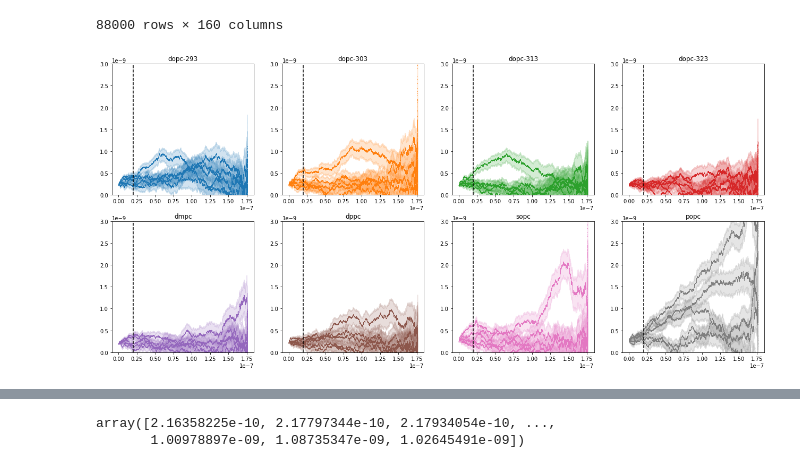
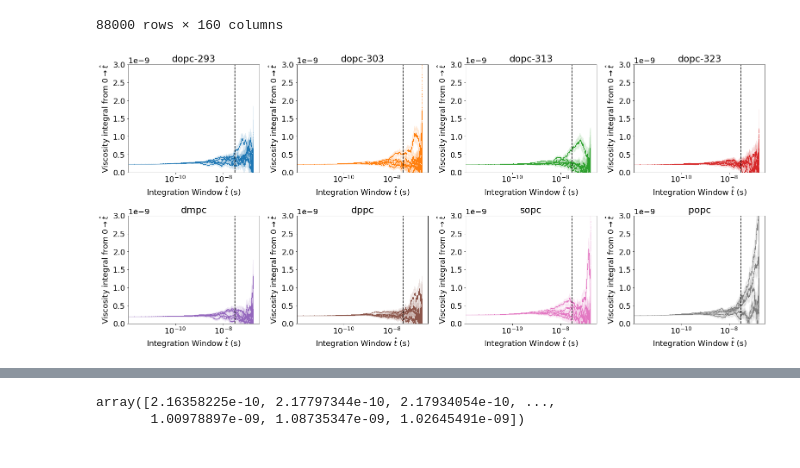
Before and after one commit to sheamusfitz/g-k-viscosity, a Jupyter notebook: final_analysis.ipynb, the cells around one changed output, grey strips where cells are left out. Cells and saved outputs as stored; diff of their text form; code cells hidden in the pictures.

```diff
--- a/final_analysis.ipynb
+++ b/final_analysis.ipynb
@@ -10,3 +7,10 @@ print(1/sp.arange(6-1,1-1,-1))
+# %%
+minerr = 3e-08
+font = {'family' : 'serif',
+        'weight' : 'normal',
+        'size'   : 18}
+
+matplotlib.rc('font', **font)
 # %%
 test_in = sp.load('../dopc-293/r1/py_output.npz')
 test_in.f.arr_0
@@ -49,19 +53,22 @@ data
 # %%
 x = sp.arange(len(data['dppc-r1-roll']))*2e-12
 plt.figure(figsize = (22,10))
 for l, lipid in enumerate(lipids):
     scolor = 'C'+str(l)
     plt.subplot(2,4,l+1)
     for r in range(5):
         vals = data[lipid+'-r'+str(r+1)+'-visc']
         uncs = data[lipid+'-r'+str(r+1)+'-visc-unc']
         plt.plot(x, vals, ',', c=scolor)
-        plt.fill_between(x, y1=vals+uncs, y2=vals-uncs, alpha=0.2, color=scolor)
+        plt.fill_between(x, y1=vals+uncs, y2=vals-uncs, alpha=0.1, color=scolor)
     plt.title(lipid)
 #     plt.ylim(1.7e-10,4.3e-10)
     plt.ylim(0,3e-9)
-#     plt.xscale('log')
-    plt.axvline(2e-8, ls='--', c='black')
+    plt.xscale('log')
+    plt.axvline(minerr, ls='--', c='black')
+    plt.xlabel("Integration Window $t^\star$ (s)")
+    plt.ylabel("Viscosity integral from $t^\star$")
+plt.tight_layout()
 plt.show()
 # %% [output]
-[figure, old version]
+[figure, new version]
```
Also changed, not shown: parts of 14 cells of this notebook.
